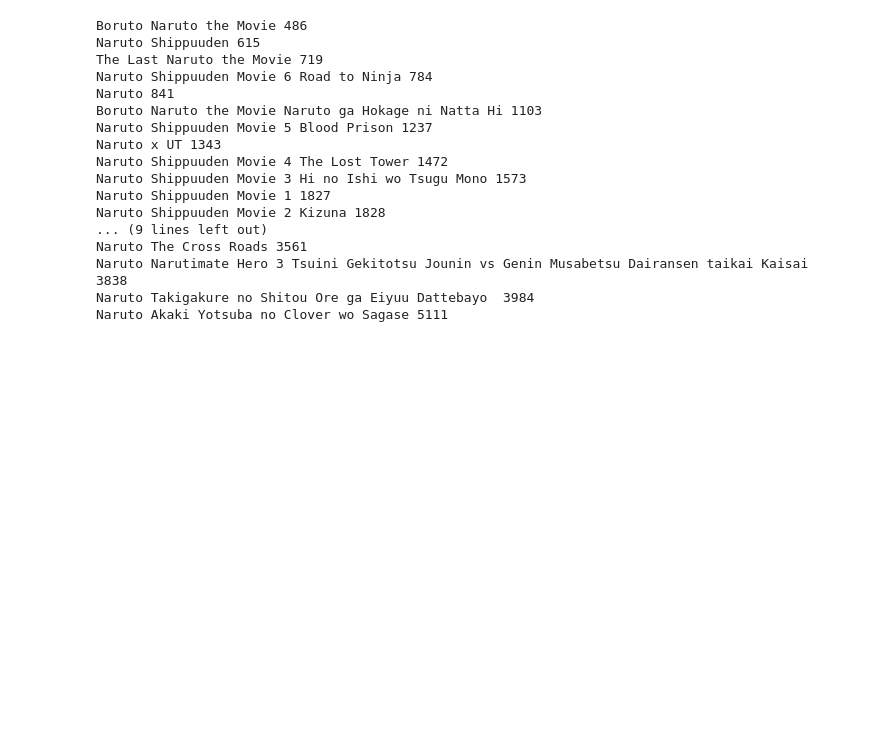
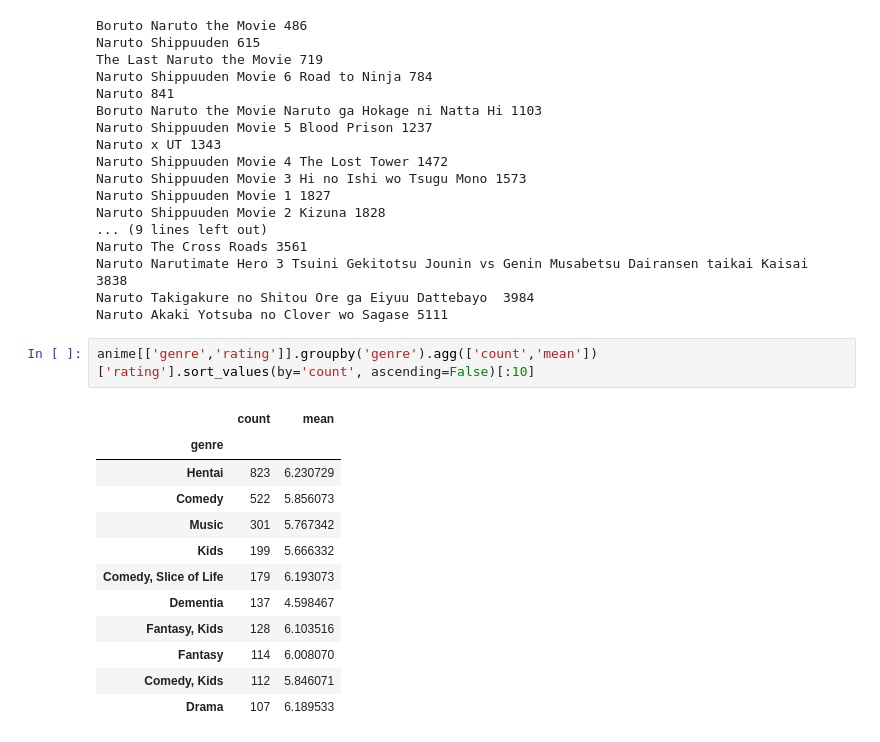
Before and after one commit to Laxmanlee/Anime-Recoomendation-system, a Jupyter notebook: BD_project.ipynb, the cells around one changed output. Drawn from its saved outputs; the diff is of its cells as text; blank space fills up the shorter version.

```diff
--- a/BD_project.ipynb
+++ b/BD_project.ipynb
@@ -162,3 +162,18 @@ Naruto The Cross Roads 3561
 Naruto Narutimate Hero 3 Tsuini Gekitotsu Jounin vs Genin Musabetsu Dairansen taikai Kaisai  3838
 Naruto Takigakure no Shitou Ore ga Eiyuu Dattebayo  3984
 Naruto Akaki Yotsuba no Clover wo Sagase 5111
+# %%
+anime[['genre','rating']].groupby('genre').agg(['count','mean'])['rating'].sort_values(by='count', ascending=False)[:10]
+# %% [output]
+|  | count | mean |
+| genre |  |  |
+| Hentai | 823 | 6.230729 |
+| Comedy | 522 | 5.856073 |
+| Music | 301 | 5.767342 |
+| Kids | 199 | 5.666332 |
+| Comedy, Slice of Life | 179 | 6.193073 |
+| Dementia | 137 | 4.598467 |
+| Fantasy, Kids | 128 | 6.103516 |
+| Fantasy | 114 | 6.008070 |
+| Comedy, Kids | 112 | 5.846071 |
+| Drama | 107 | 6.189533 |
```
Also changed, not shown: parts of 2 cells of this notebook.
